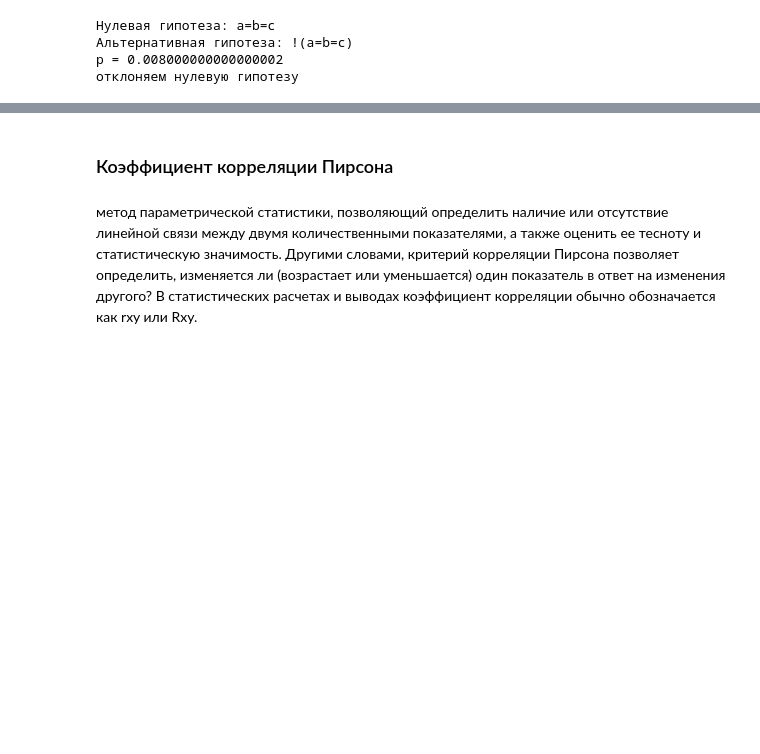
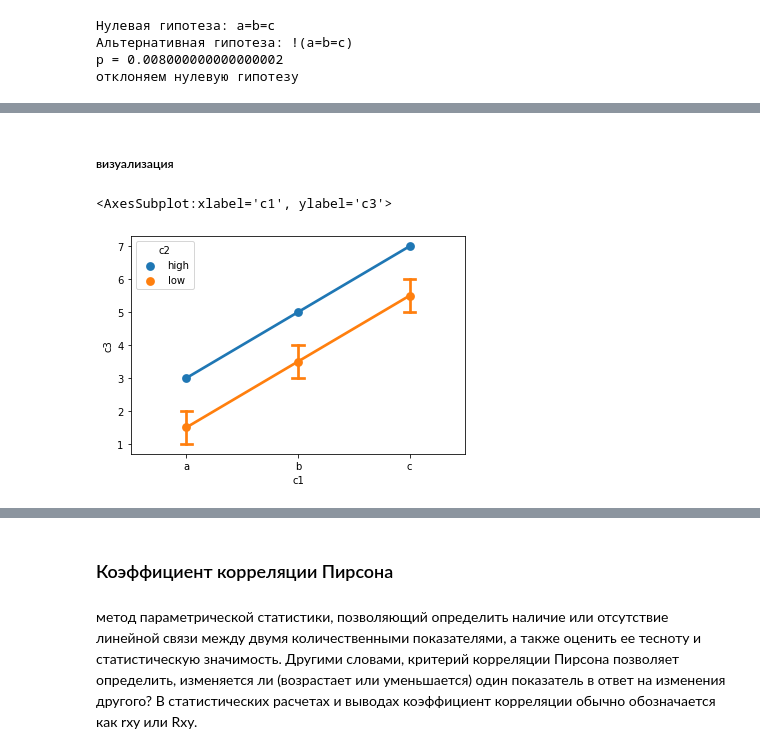
Before and after one commit to AleksTaube/Methods_of_statistical_analysis_on_Python, a Jupyter notebook: statistics_analysis_algorithm.ipynb, the cells around one changed output, grey strips where cells are left out. Drawn from its saved outputs; the diff is of its cells as text; code cells hidden in the pictures; blank space fills up the shorter version.

```diff
--- a/statistics_analysis_algorithm.ipynb
+++ b/statistics_analysis_algorithm.ipynb
@@ -434,0 +474,7 @@ p = 0.008000000000000002
+# %%
+import pandas as pd
+
+data2 = pd.DataFrame({
+           'c1': ['a', 'a', 'a', 'b', 'b', 'b', 'c', 'c', 'c'],
+           'c2': ['high', 'low', 'low','high', 'low', 'low', 'high', 'low', 'low'],
+           'c3': [3, 2, 1, 5, 3, 4, 7, 6, 5]})
@@ -434,0 +521,5 @@ p = 0.008000000000000002
+# %%
+# для этого сначала в дф добавляем колонку "взаимодействие 1 и 2" (с1\с2)
+
+data2['combination'] = data2.c1 + " \ " + data2.c2
+data2
@@ -434,0 +587,9 @@ p = 0.008000000000000002
+# %% [markdown]
+##### визуализация
+# %%
+sns.pointplot(x = 'c1', y = 'c3', hue = 'c2', data = data2, capsize = .1)
+#plt.xlabel('...')
+#plt.ylabel('...')
+# %% [output]
+<AxesSubplot:xlabel='c1', ylabel='c3'>
+[figure, added]
```
Also changed, not shown: parts of 56 cells of this notebook.
